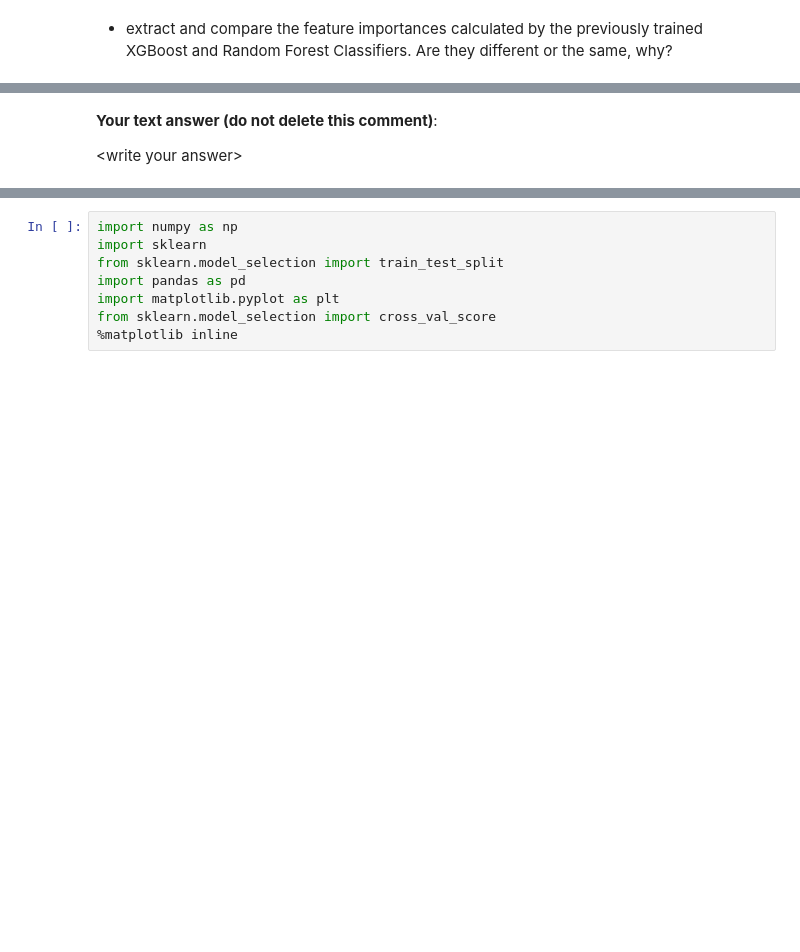
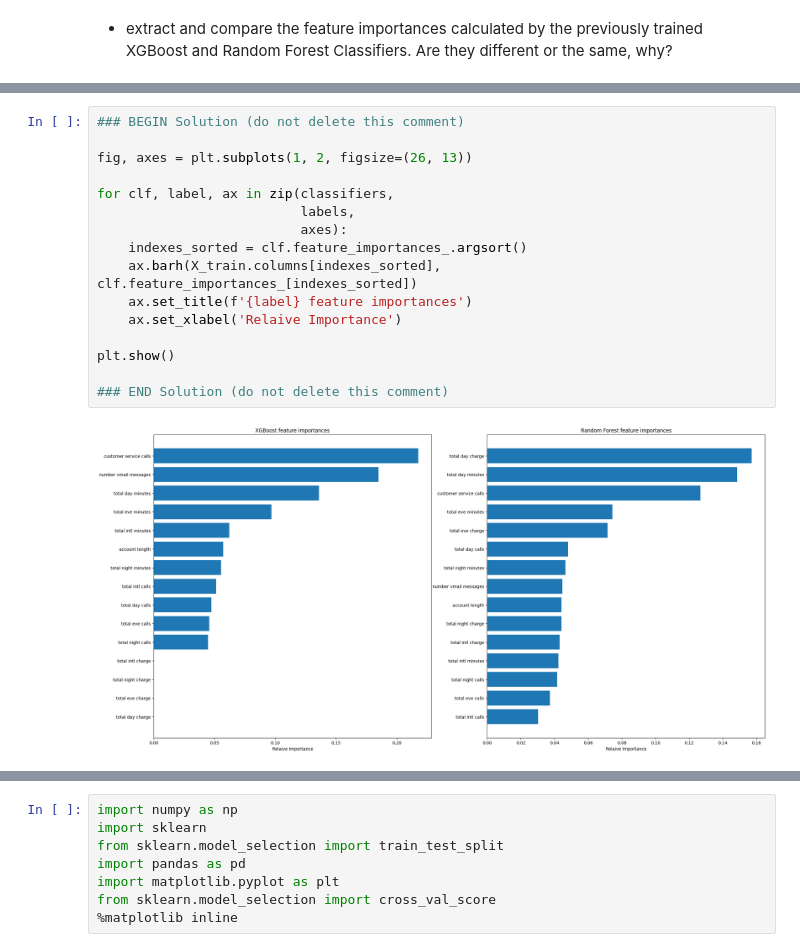
Before and after one commit to Evgurov/ML, a Jupyter notebook: hw_1.ipynb, the cells around one changed output, grey strips where cells are left out. Saved outputs shown, nothing was run; the diff lists cells and outputs as text; blank space fills up the shorter version.

```diff
--- a/hw_1.ipynb
+++ b/hw_1.ipynb
@@ -657,4 +746,18 @@ EXPECTED OUTPUT FORMAT
-# %% [markdown]
-**Your text answer (do not delete this comment)**:
-
-\<write your answer\>
+# %%
+### BEGIN Solution (do not delete this comment)
+
+fig, axes = plt.subplots(1, 2, figsize=(26, 13))
+
+for clf, label, ax in zip(classifiers,
+                          labels,
+                          axes):
+    indexes_sorted = clf.feature_importances_.argsort()
+    ax.barh(X_train.columns[indexes_sorted], clf.feature_importances_[indexes_sorted])
+    ax.set_title(f'{label} feature importances')
+    ax.set_xlabel('Relaive Importance')
+
+plt.show()
+
+### END Solution (do not delete this comment)
+# %% [output]
+[figure, added]
```
Also changed, not shown: parts of 15 cells of this notebook.
